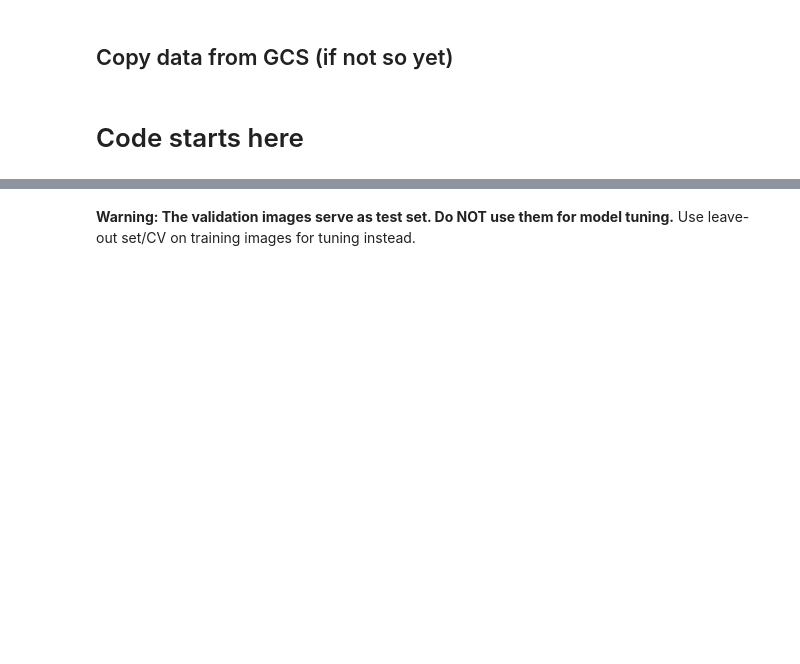
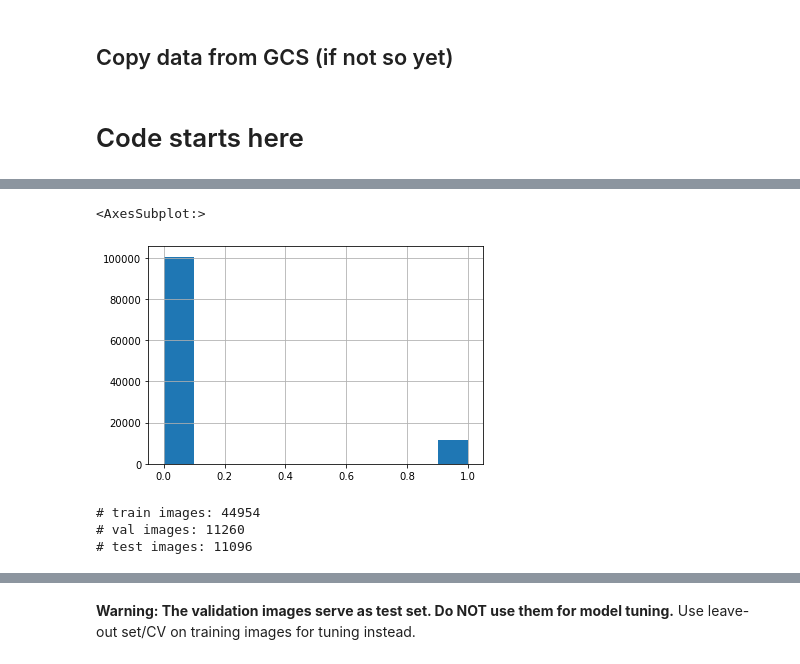
Before and after one commit to comsaint/dlh_project, a Jupyter notebook: notebooks/starter_nih.ipynb, the cells around one changed output, grey strips where cells are left out. Cells and saved outputs as stored; diff of their text form; code cells hidden in the pictures; blank space fills up the shorter version.

```diff
--- a/notebooks/starter_nih.ipynb
+++ b/notebooks/starter_nih.ipynb
@@ -56,0 +48,31 @@ df_train_labels.columns
+# %%
+# explore the dataset
+# load train test split
+with open('train_val_list.txt') as f:
+    train_val_list = [x.strip() for x in f.readlines()]
+with open('test_list.txt') as f:
+    test_list = [x.strip() for x in f.readlines()]
+
+# load labels
+df_labels = pd.read_csv('Data_Entry_2017_v2020.csv')
+print(f"Number of images: {len(df_labels)}")
+# split the finding (disease) labels, to a list
+df_labels['targets'] = df_labels['Finding Labels'].str.split("|", expand = False)
+# look at available labels
+labels = set([item for sublist in df_labels['targets'].tolist() for item in sublist])
+
+print(f"Number of labels: {len(labels)}")
+print(f"Labels: {labels}")
+
+# one-hot encode labels to columns
+mlb = MultiLabelBinarizer(sparse_output=True)
+
+df_labels = df_labels.join(
+            pd.DataFrame.sparse.from_spmatrix(
+                mlb.fit_transform(df_labels.pop('targets')),
+                index=df_labels.index,
+                columns=mlb.classes_))
+df_labels[list(labels)]=df_labels[list(labels)].sparse.to_dense()  # for easy .describe()
+
+# show converted data
+df_labels[['Finding Labels', *list(labels)]].head(10)
@@ -103,0 +153,31 @@ print(f"# validation images: {df_valid.shape[0]}")
+# %%
+disease = 'Atelectasis'
+# %%
+# Label distribution
+df_labels.describe(include='all')
+df_labels[disease].hist()
+# %% [output]
+<AxesSubplot:>
+[figure, added]
+# %%
+from sklearn.model_selection import train_test_split
+df_train, df_val = train_test_split(df_train_val, test_size=0.2,random_state=seed)  # 20% val set, about same size as test
+
+assert len(df_train) + len(df_val) == len(df_train_val)
+
+# Prepare train/val and test data
+def select_images(df):
+    df = df[df['View Position']=='PA'].reset_index()
+    return df
+
+df_train_pa = select_images(df_train)
+df_val_pa = select_images(df_val)
+df_test_pa = select_images(df_test)
+
+print(f"# train images: {df_train_pa.shape[0]}")
+print(f"# val images: {df_val_pa.shape[0]}")
+print(f"# test images: {df_test_pa.shape[0]}")
+# %% [output]
+# train images: 44954
+# val images: 11260
+# test images: 11096
```
Also changed, not shown: parts of 33 cells of this notebook, 11 other files.
